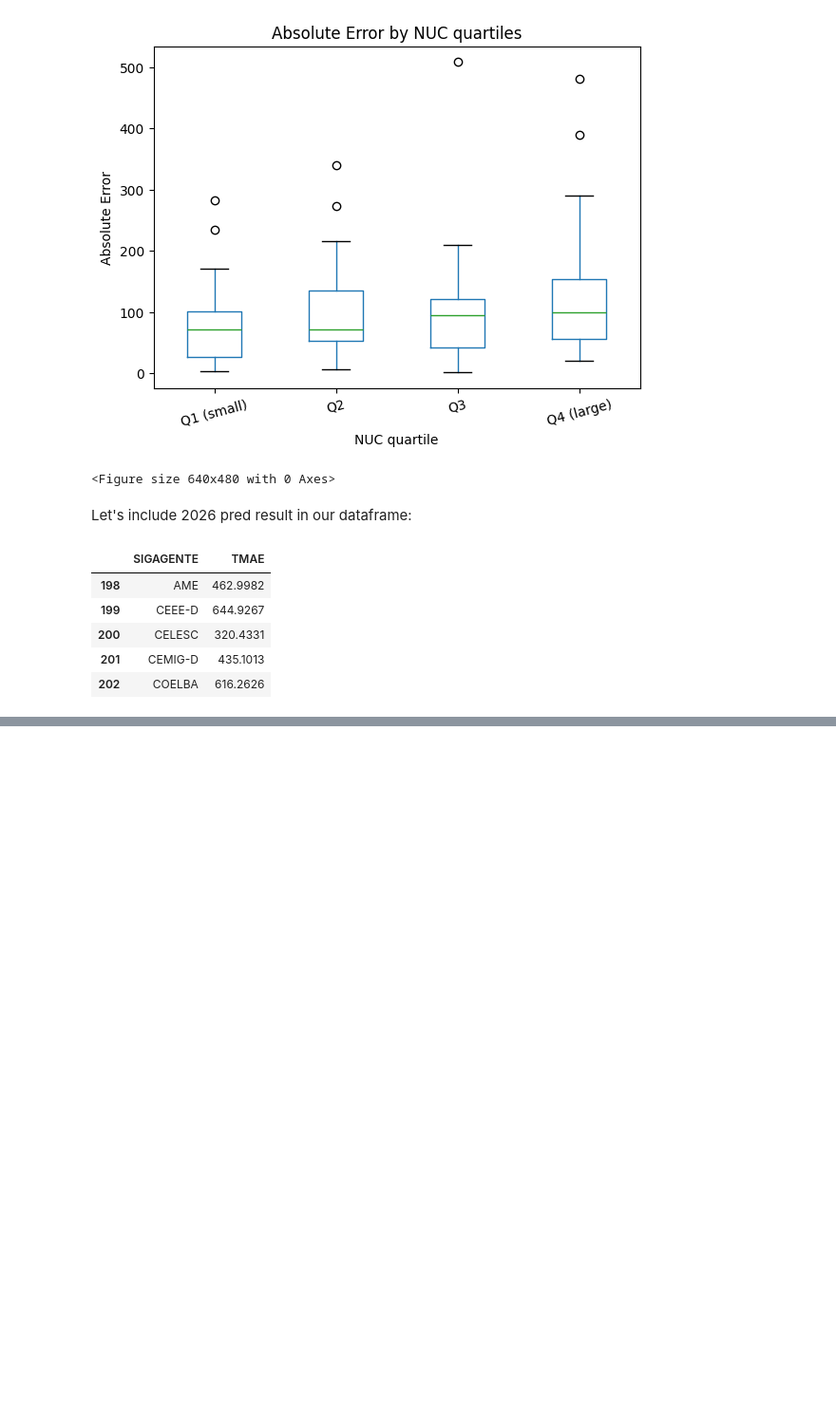
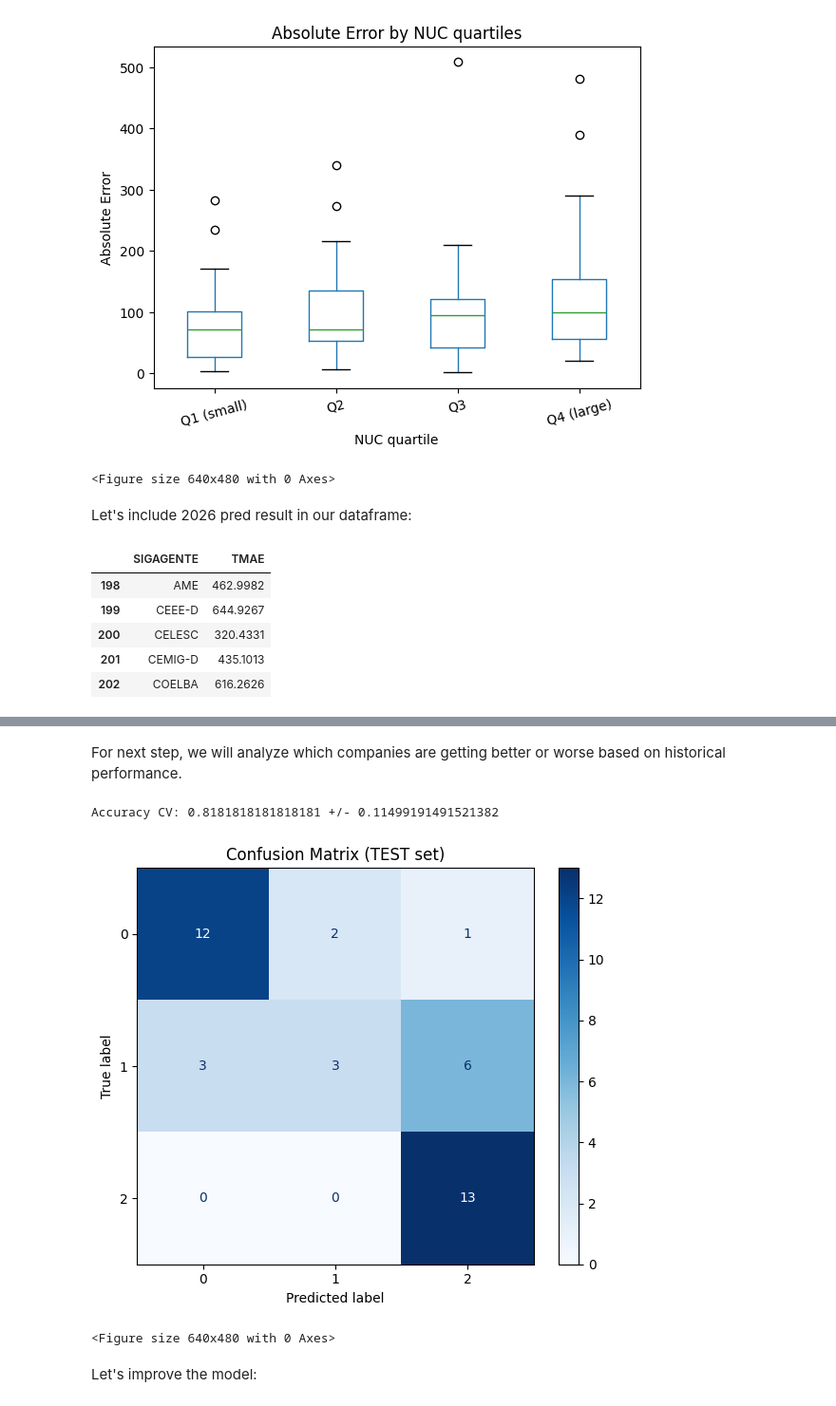
Before and after one commit to isabellacalfa/tmae-analysis, a Jupyter notebook: notebook-analysis.ipynb, the cells around one changed output, grey strips where cells are left out. Shown at 95% size. Saved outputs shown, nothing was run; the diff lists cells and outputs as text; code cells hidden in the pictures; blank space fills up the shorter version.

```diff
--- a/notebook-analysis.ipynb
+++ b/notebook-analysis.ipynb
@@ -1146,0 +1219,68 @@ plt.show()
+# %% [markdown]
+For next step, we will analyze which companies are getting better or worse based on historical performance.
+# %%
+def make_risk_label(df, col='TMAE'):
+    return pd.qcut(df[col], q=3, labels=[0,1,2]).astype(int) # 0 = low TMAE,  2 = high TMAE
+
+cols=['TMAE','TMP','TMD','TME']
+lags=(1,2,3,4,5) # Test for 5 y
+
+dfClass = add_annual_lags_and_next(dfCompanyY_with_2026,cols,lags)
+dfClass = dfClass.drop(columns=[c for c in dfClass.columns if c.startswith('TMP') or c.startswith('TMD') or c.startswith('TME')])
+
+dfClass['risk'] = make_risk_label(dfClass, 'TMAE')
+# %%
+target = 'risk'
+dfClassF = dfClass[dfClass['ANOINDICE'] <= 2023].copy()
+X = dfClassF.drop(columns=[target])
+y = dfClassF.loc[X.index, target]
+
+numeric_features = [c for c in X.columns if c != 'SIGAGENTE']
+categorical_features = ['SIGAGENTE']
+
+preprocess = ColumnTransformer(
+    transformers=[
+        ('num', Pipeline([
+            ('imputer', SimpleImputer(strategy='median')),
+            ('scaler', StandardScaler()),
+        ]), numeric_features),
+        ('cat', Pipeline([
+            ('imputer', SimpleImputer(strategy='most_frequent')),
+            ('onehot', OneHotEncoder(handle_unknown='ignore')),
+        ]), categorical_features),
+    ]
+)
+
+pipe_clf = Pipeline(steps=[
+    ('preprocess', preprocess),
+    ('model', LogisticRegression(max_iter=2000))
+])
+
+tscv = TimeSeriesSplit(n_splits=5)
+acc = cross_val_score(pipe_clf, X, y, cv=tscv, scoring='accuracy')
+print('Accuracy CV:', acc.mean(), '+/-', acc.std())
+
+X_train, X_test, y_train, y_test = train_test_split(
+    X, y, test_size=0.3, random_state=1, stratify=y, shuffle=True
+)
+pipe_clf.fit(X_train, y_train)
+
+fig, ax = plt.subplots(figsize=(6,5))
+ConfusionMatrixDisplay.from_estimator(
+    pipe_clf,
+    X_test, y_test,
+    normalize=None,
+    cmap=plt.cm.Blues,
+    ax=ax
+)
+ax.set_title("Confusion Matrix (TEST set)")
+plt.tight_layout()
+plt.show()
+# Save image:
+plt.savefig(os.path.join(IMAGES_PATH, 'LR-ConfusionMatrix-test-set.png'))
+# %% [output]
+Accuracy CV: 0.8181818181818181 +/- 0.11499191491521382
+[figure, added]
+<Figure size 640x480 with 0 Axes>
+# %% [markdown]
+Let's improve the model:
```
Also changed, not shown: parts of 44 cells of this notebook, 7 other files.
